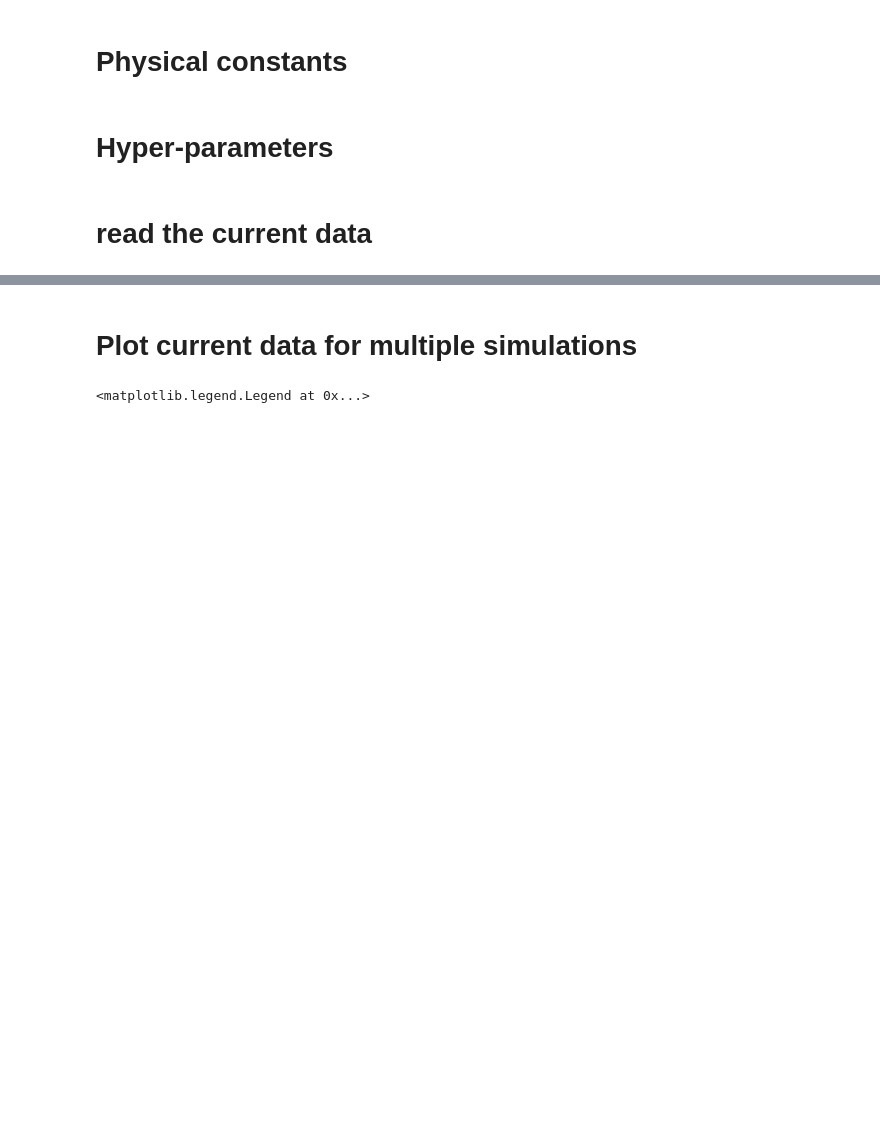
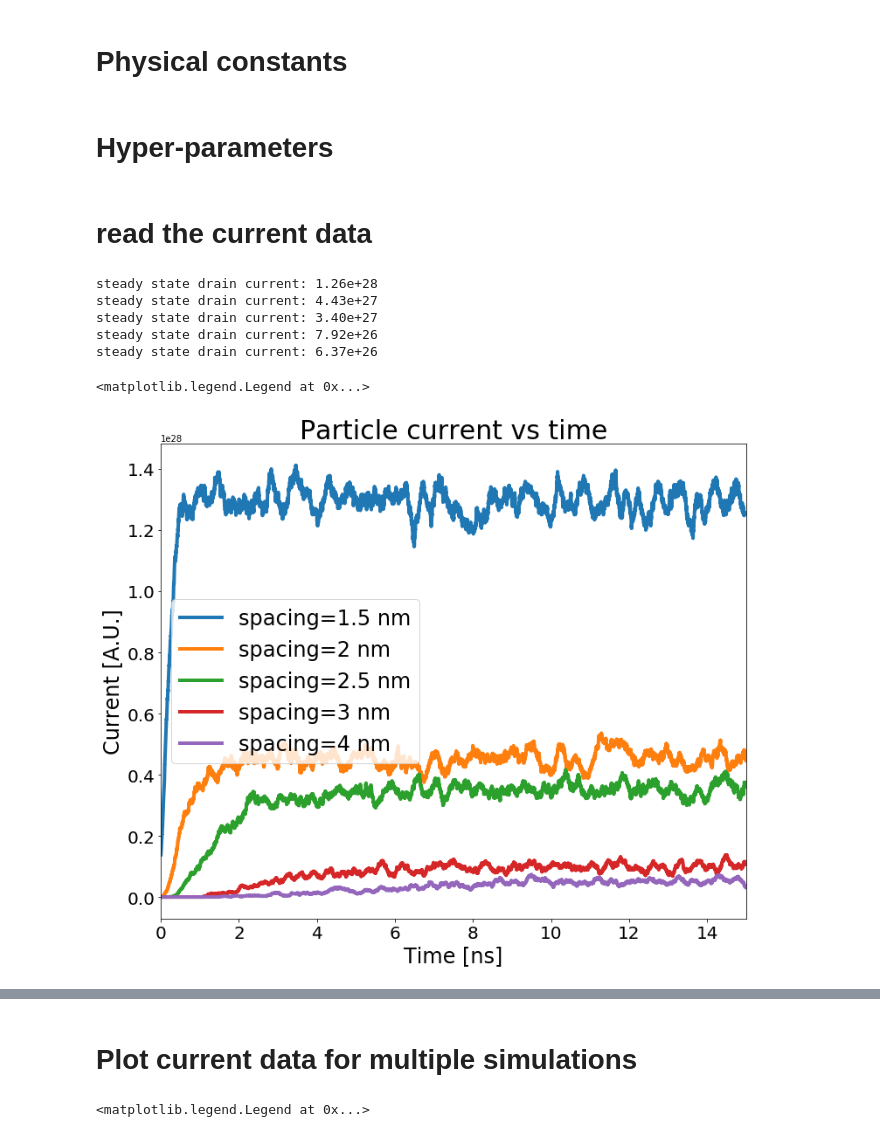
Before and after one commit to amirhosseindavoody/cnt_film_monte_carlo, a Jupyter notebook: visualization/monte_carlo_results.ipynb, the cells around one changed output, grey strips where cells are left out. Saved outputs shown, nothing was run; the diff lists cells and outputs as text; code cells hidden in the pictures; blank space fills up the shorter version.

```diff
--- a/visualization/monte_carlo_results.ipynb
+++ b/visualization/monte_carlo_results.ipynb
@@ -19,2 +19,51 @@ directory = "/Users/amirhossein/research/exciton_monte_carlo"
 # %% [markdown]
 # read the current data
+# %%
+def plot_current(directory, box_size=200, color=None, ax=None):
+    if (ax is None):
+        fig = plt.figure(figsize=(12,10))
+        ax = fig.add_subplot(1,1,1)
+    filename = os.path.join(directory, "region_current.dat")
+    current = np.loadtxt(filename)
+    time = current[:,0]
+    current = current[:,1:]
+#     print("length of current array: {}".format(current.shape[0]))
+
+    assert (current.shape[0] > box_size), "box_size must be smaller than the number of time steps: {}".format(current.shape[0])
+
+    # calculate and plot box average of the data
+    box = np.ones(box_size)
+    smooth_current = np.zeros((current.shape[0]-box.shape[0]+1,current.shape[1]))
+    for i in range(0,current.shape[1]):
+        smooth_current[:,i] = np.convolve(current[:,i], box, mode='valid')/np.sum(box)
+
+    print("steady state drain current: {:.2e}".format(smooth_current[-1,2]))
+
+    ax.plot(time[:smooth_current.shape[0]]*1.e9,(smooth_current[:,2]), linewidth=4, color=color)
+    ax.set_title("Particle current vs time",fontsize=30)
+    ax.set_xlabel("Time [ns]",fontsize=24)
+    ax.set_ylabel("Current [A.U.]",fontsize=24)
+    ax.tick_params(labelsize=20)
+    ax.legend(["source","bulk","drain"],fontsize=24)
+    ax.set_xlim([0,15])
+#     ax.set_ylim([-2e28,2e28])
+    return ax
+
+
+# plot_current(directory)
+
+ax = plot_current("/Users/amirhossein/research/exciton_monte_carlo_1.5nm")
+plot_current("/Users/amirhossein/research/exciton_monte_carlo_2nm", ax=ax)
+plot_current("/Users/amirhossein/research/exciton_monte_carlo_2.5nm", ax=ax)
+plot_current("/Users/amirhossein/research/exciton_monte_carlo_3nm", ax=ax)
+plot_current("/Users/amirhossein/research/exciton_monte_carlo_4nm", ax=ax)
+
+ax.legend(["spacing=1.5 nm","spacing=2 nm","spacing=2.5 nm", "spacing=3 nm", "spacing=4 nm"],fontsize=24)
+# %% [output]
+steady state drain current: 1.26e+28
+steady state drain current: 4.43e+27
+steady state drain current: 3.40e+27
+steady state drain current: 7.92e+26
+steady state drain current: 6.37e+26
+<matplotlib.legend.Legend at 0x...>
+[figure, added]
```
Also changed, not shown: parts of 7 cells of this notebook, 5 other files.
